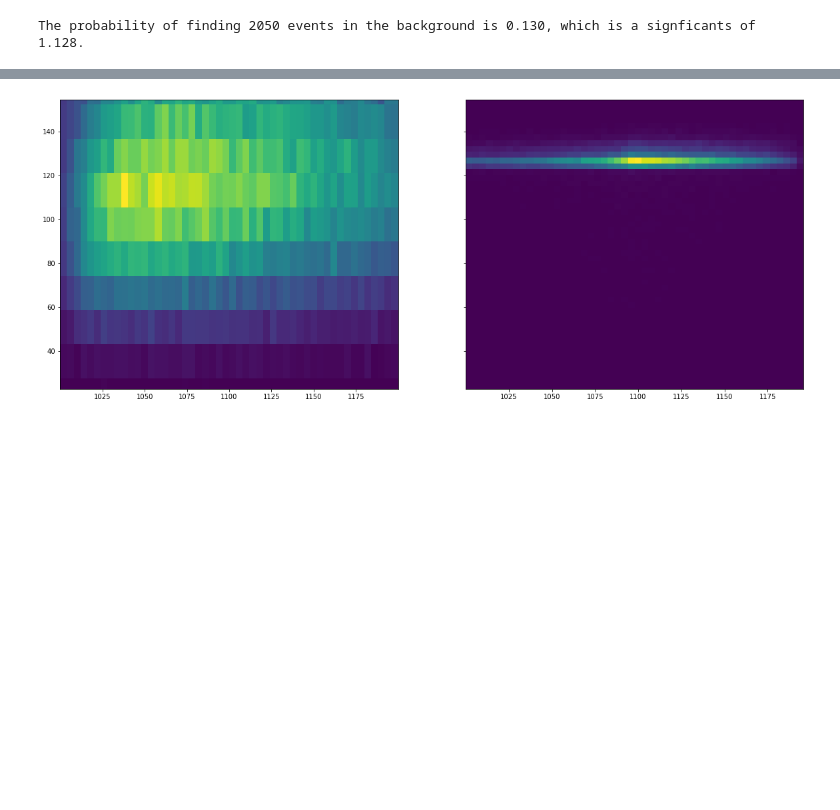
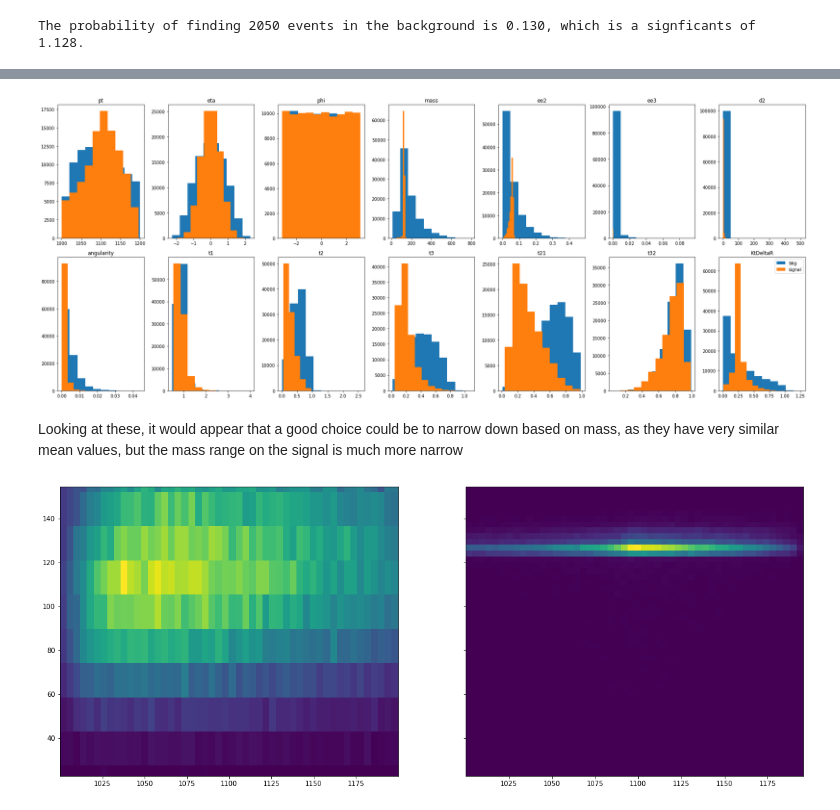
Before and after one commit to pgwart/PHYS434, a Jupyter notebook: lab5.ipynb, the cells around one changed output, grey strips where cells are left out. Cells and saved outputs as stored; diff of their text form; code cells hidden in the pictures; blank space fills up the shorter version.

```diff
--- a/lab5.ipynb
+++ b/lab5.ipynb
@@ -54,3 +57,22 @@ The significance for this signal is only $1.128\sigma$, which is extremely far b
+# %%
+fig, ax = plt.subplots(2,7,figsize=(25,10))
+
+for i in range(0,7):
+    j = i+7
+    column1 = bkg.columns[i]
+    column2 = bkg.columns[j]
+    ax[0,i].hist(bkg[column1], label='bkg')
+    ax[1,i].hist(bkg[column2], label='bkg')
+    ax[0,i].hist(signal[column1], label='signal')
+    ax[1,i].hist(signal[column2], label='signal')
+    ax[0,i].set_title(column1)
+    ax[1,i].set_title(column2)
+plt.legend()
+plt.tight_layout()
+# %% [output]
+[figure, added]
+# %% [markdown]
+Looking at these, it would appear that a good choice could be to narrow down based on mass, as they have very similar mean values, but the mass range on the signal is much more narrow
 # %%
 fig, ax = plt.subplots(1,2, figsize=(20,8),sharey=True)
 ax[0].hist2d(bkg['pt'], bkg['mass'], bins=50)
```
Also changed, not shown: parts of 7 cells of this notebook.
